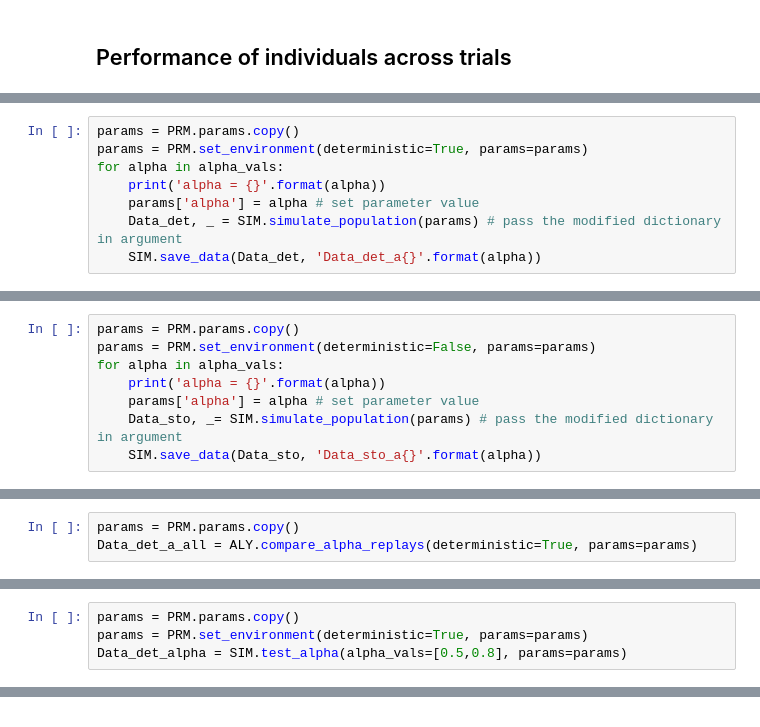
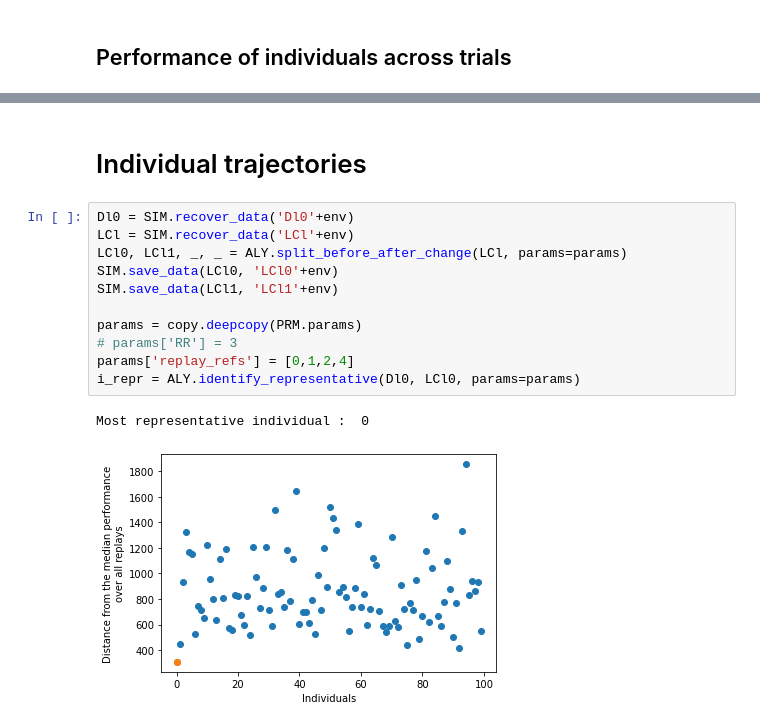
Before and after one commit to esther-poniatowski/Massi2022, a Jupyter notebook: Navigation_generate_data.ipynb, the cells around one changed output, grey strips where cells are left out. Drawn from its saved outputs; the diff is of its cells as text.

```diff
--- a/Navigation_generate_data.ipynb
+++ b/Navigation_generate_data.ipynb
@@ -242,8 +199,0 @@ Alpha values: [0.  0.1 0.2 0.3 0.4 0.5 0.6 0.7 0.8 0.9 1. ]
-# %%
-params = PRM.params.copy()
-params = PRM.set_environment(deterministic=True, params=params)
-for alpha in alpha_vals:
-    print('alpha = {}'.format(alpha))
-    params['alpha'] = alpha # set parameter value
-    Data_det, _ = SIM.simulate_population(params) # pass the modified dictionary in argument
-    SIM.save_data(Data_det, 'Data_det_a{}'.format(alpha))
@@ -268,8 +199,0 @@ LEARNING finished
-# %%
-params = PRM.params.copy()
-params = PRM.set_environment(deterministic=False, params=params)
-for alpha in alpha_vals:
-    print('alpha = {}'.format(alpha))
-    params['alpha'] = alpha # set parameter value
-    Data_sto, _= SIM.simulate_population(params) # pass the modified dictionary in argument
-    SIM.save_data(Data_sto, 'Data_sto_a{}'.format(alpha))
@@ -296,3 +199,0 @@ LEARNING finished
-# %%
-params = PRM.params.copy()
-Data_det_a_all = ALY.compare_alpha_replays(deterministic=True, params=params)
@@ -390,4 +199,0 @@ Data_a_summary
-# %%
-params = PRM.params.copy()
-params = PRM.set_environment(deterministic=True, params=params)
-Data_det_alpha = SIM.test_alpha(alpha_vals=[0.5,0.8], params=params)
@@ -429,0 +200,16 @@ Data_det_alpha
+# %% [markdown]
+# Individual trajectories
+# %%
+Dl0 = SIM.recover_data('Dl0'+env)
+LCl = SIM.recover_data('LCl'+env)
+LCl0, LCl1, _, _ = ALY.split_before_after_change(LCl, params=params)
+SIM.save_data(LCl0, 'LCl0'+env)
+SIM.save_data(LCl1, 'LCl1'+env)
+
+params = copy.deepcopy(PRM.params)
+# params['RR'] = 3
+params['replay_refs'] = [0,1,2,4]
+i_repr = ALY.identify_representative(Dl0, LCl0, params=params)
+# %% [output]
+Most representative individual :  0
+[figure, added]
```
Also changed, not shown: parts of 50 cells of this notebook, 10 other files.
